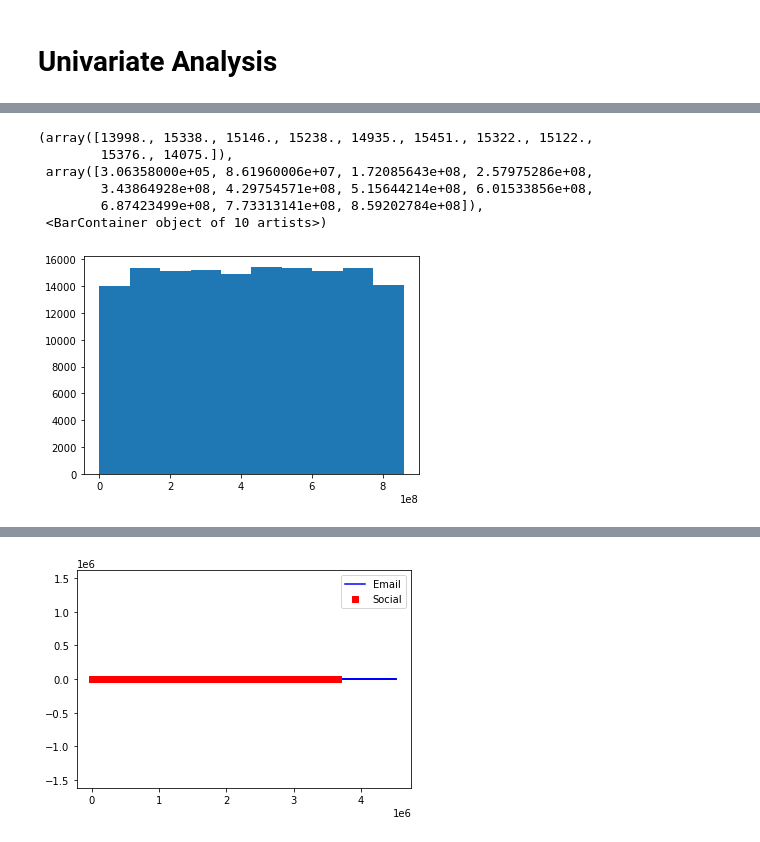
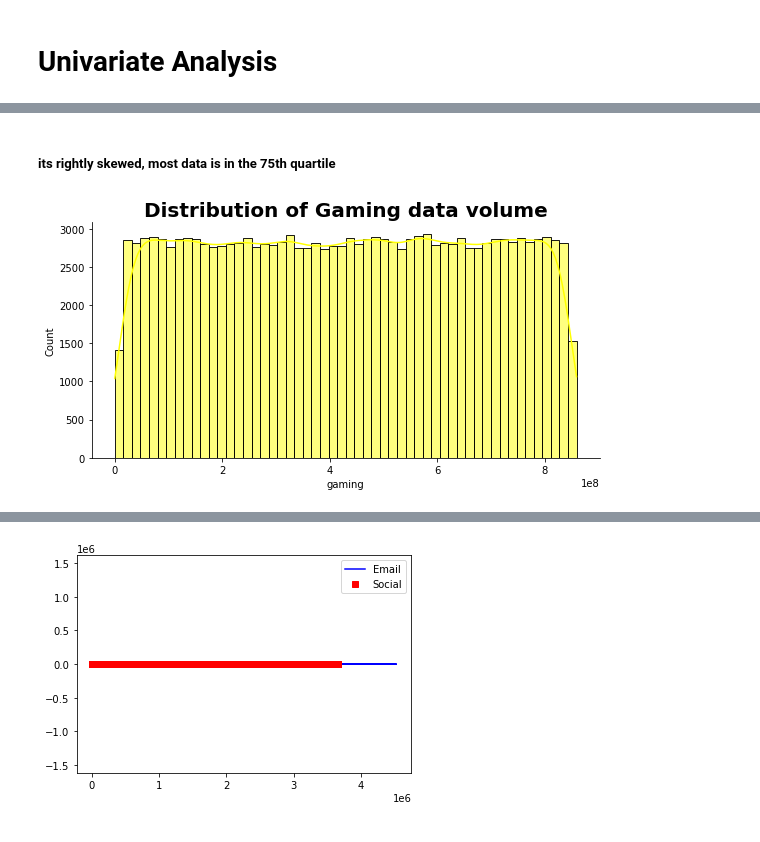
Before and after one commit to Ammon21/Telecom-Analysis, a Jupyter notebook: Notebooks/User_Overview 1.2.ipynb, the cells around one changed output, grey strips where cells are left out. Cells and saved outputs as stored; diff of their text form; code cells hidden in the pictures.

```diff
--- a/Notebooks/User_Overview 1.2.ipynb
+++ b/Notebooks/User_Overview 1.2.ipynb
@@ -108,10 +108,8 @@ plt.hist(df_clean['dur'],bins=10)
+# %% [markdown]
+##### its rightly skewed, most data is in the 75th quartile
 # %%
-plt.hist(relevant_data['gaming'], bins=10)
+sns.displot(data=relevant_data, x="gaming", color='yellow', kde=True, height=4, aspect=2)
+plt.title(f'Distribution of Gaming data volume', size=20, fontweight='bold')
+plt.show()
 # %% [output]
-(array([13998., 15338., 15146., 15238., 14935., 15451., 15322., 15122.,
-        15376., 14075.]),
- array([3.06358000e+05, 8.61960006e+07, 1.72085643e+08, 2.57975286e+08,
-        3.43864928e+08, 4.29754571e+08, 5.15644214e+08, 6.01533856e+08,
-        6.87423499e+08, 7.73313141e+08, 8.59202784e+08]),
- <BarContainer object of 10 artists>)
-[figure, old version]
+[figure, new version]
```
Also changed, not shown: parts of 36 cells of this notebook.
